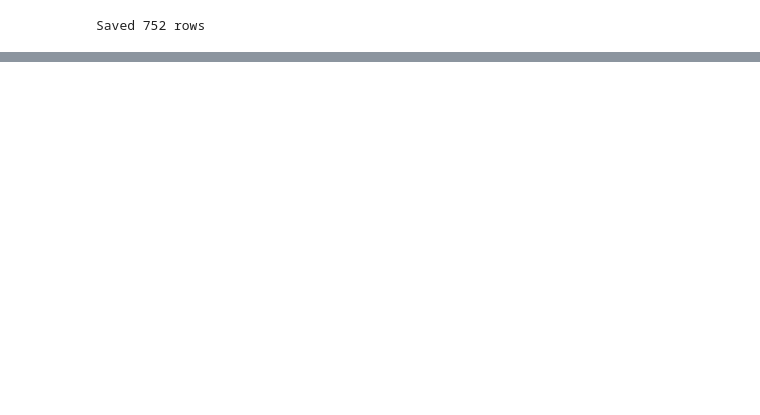
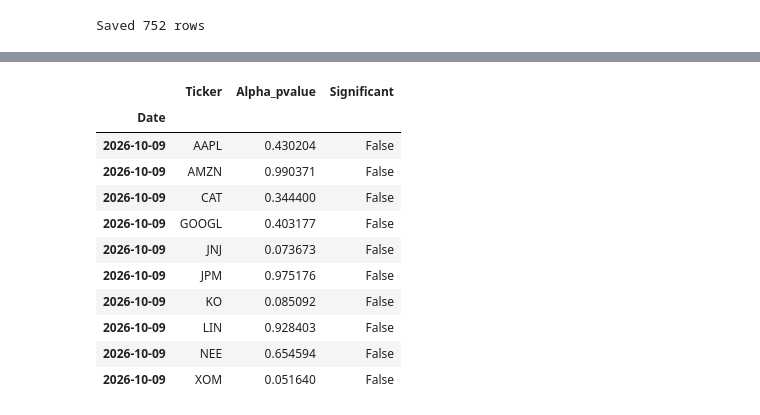
Before and after one commit to vincent-bin-2027/capm, a Jupyter notebook: capm.ipynb, the cells around one changed output, grey strips where cells are left out. Drawn from its saved outputs; the diff is of its cells as text; code cells hidden in the pictures; blank space fills up the shorter version.

```diff
--- a/capm.ipynb
+++ b/capm.ipynb
@@ -88,0 +111,20 @@ plt.show()
+# %%
+latest_date = rolling_capm.index.max()
+latest_alpha_pvalues = rolling_capm.loc[
+    rolling_capm.index == latest_date, ["Ticker", "Alpha_pvalue"]
+]
+latest_alpha_pvalues["Significant"] = latest_alpha_pvalues["Alpha_pvalue"] < 0.05
+display(latest_alpha_pvalues)
+# %% [output]
+|  | Ticker | Alpha_pvalue | Significant |
+| Date |  |  |  |
+| 2026-10-09 | AAPL | 0.430204 | False |
+| 2026-10-09 | AMZN | 0.990371 | False |
+| 2026-10-09 | CAT | 0.344400 | False |
+| 2026-10-09 | GOOGL | 0.403177 | False |
+| 2026-10-09 | JNJ | 0.073673 | False |
+| 2026-10-09 | JPM | 0.975176 | False |
+| 2026-10-09 | KO | 0.085092 | False |
+| 2026-10-09 | LIN | 0.928403 | False |
+| 2026-10-09 | NEE | 0.654594 | False |
+| 2026-10-09 | XOM | 0.051640 | False |
```
Also changed, not shown: parts of 4 cells of this notebook.
